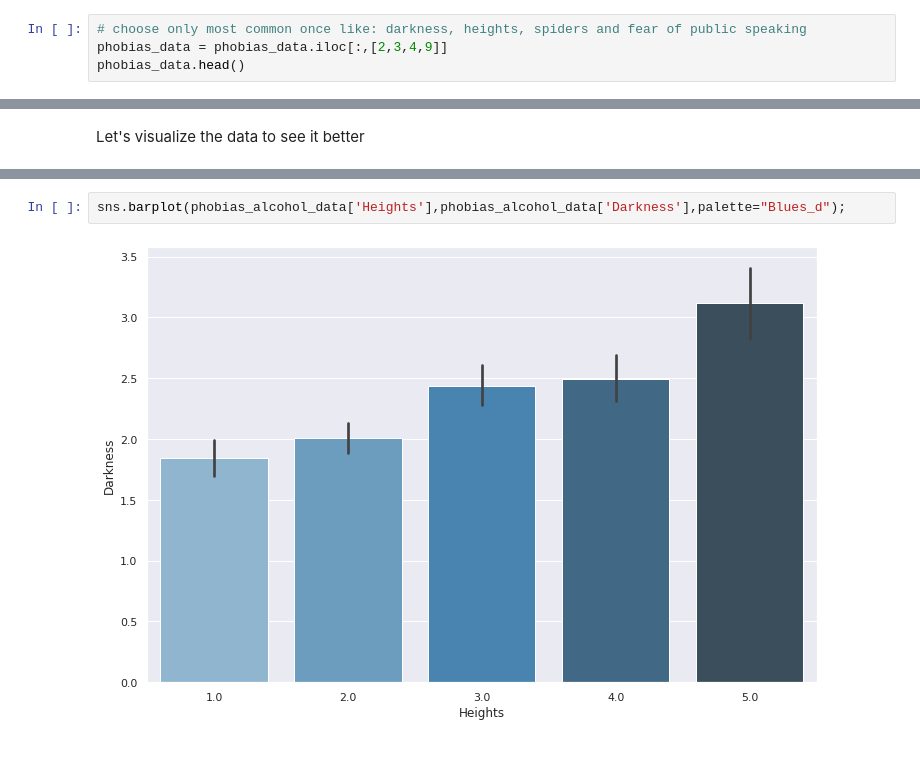
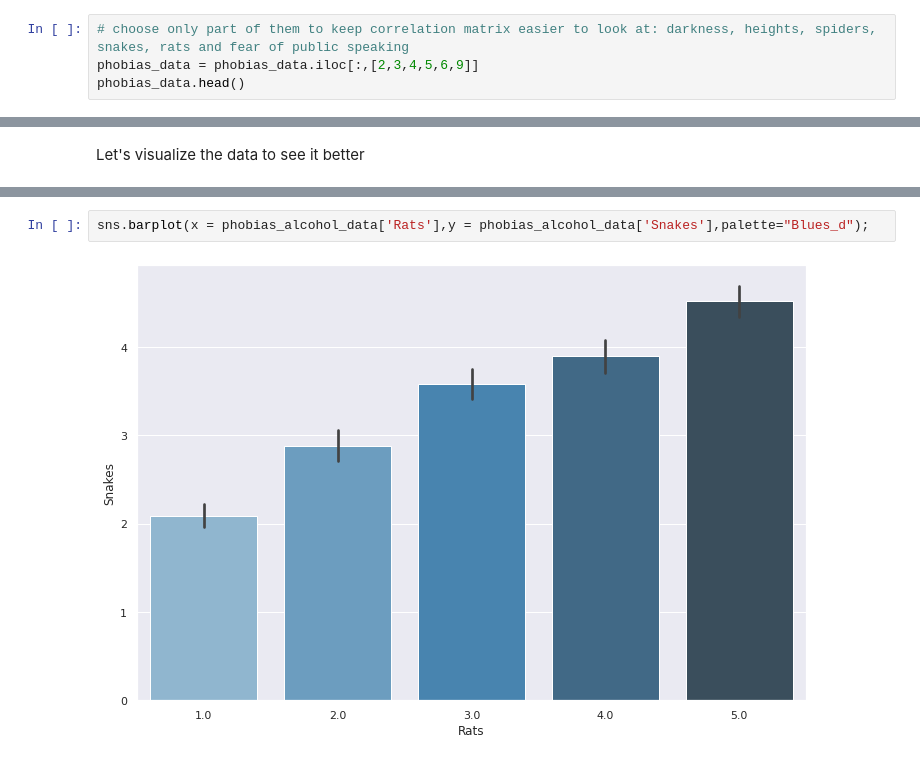
Before and after one commit to olghab/dataScienceProject1, a Jupyter notebook: youngPeopleSurvey_myAnalysis.ipynb, the cells around one changed output, grey strips where cells are left out. Saved outputs shown, nothing was run; the diff lists cells and outputs as text.

```diff
--- a/youngPeopleSurvey_myAnalysis.ipynb
+++ b/youngPeopleSurvey_myAnalysis.ipynb
@@ -404,7 +403,7 @@ phobias_data.head()
 | 3 | 2.0 | 1.0 | 1.0 | 3.0 | 5.0 | 5 | 5.0 | 4.0 | 5.0 | ... |
 | 4 | 1.0 | 2.0 | 1.0 | 1.0 | 1.0 | 1 | 2.0 | 2.0 | 4.0 | ... |
 # %%
-# choose only most common once like: darkness, heights, spiders and fear of public speaking
-phobias_data = phobias_data.iloc[:,[2,3,4,9]]
+# choose only part of them to keep correlation matrix easier to look at: darkness, heights, spiders, snakes, rats and fear of public speaking
+phobias_data = phobias_data.iloc[:,[2,3,4,5,6,9]]
 phobias_data.head()
 # %% [output]
@@ -501,5 +502,5 @@ There are three main correlation. One between fear of darkness and hights or spi
 # %%
-sns.barplot(phobias_alcohol_data['Heights'],phobias_alcohol_data['Darkness'],palette="Blues_d");
+sns.barplot(x = phobias_alcohol_data['Rats'],y = phobias_alcohol_data['Snakes'],palette="Blues_d");
 # %% [output]
-[figure, old version]
+[figure, new version]
 # %%
```
Also changed, not shown: parts of 15 cells of this notebook.
